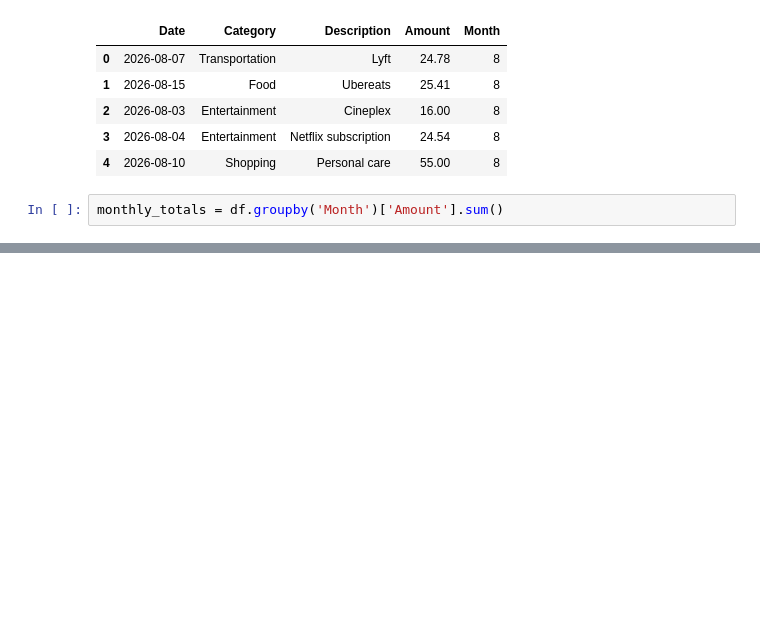
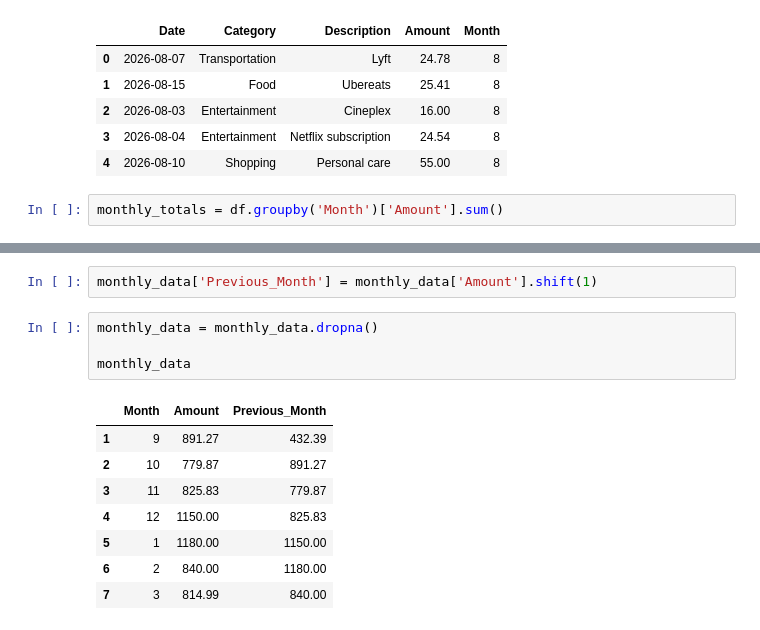
Before and after one commit to oakalonu-sudo/Student-Expense-Analyzer, a Jupyter notebook: expense_analyzer.ipynb, the cells around one changed output, grey strips where cells are left out. Saved outputs shown, nothing was run; the diff lists cells and outputs as text; blank space fills up the shorter version.

```diff
--- a/expense_analyzer.ipynb
+++ b/expense_analyzer.ipynb
@@ -244,0 +290,15 @@ ylim(*args, **kwargs) -> tuple[float, float]
+# %%
+monthly_data['Previous_Month'] = monthly_data['Amount'].shift(1)
+# %%
+monthly_data = monthly_data.dropna()
+
+monthly_data
+# %% [output]
+|  | Month | Amount | Previous_Month |
+| 1 | 9 | 891.27 | 432.39 |
+| 2 | 10 | 779.87 | 891.27 |
+| 3 | 11 | 825.83 | 779.87 |
+| 4 | 12 | 1150.00 | 825.83 |
+| 5 | 1 | 1180.00 | 1150.00 |
+| 6 | 2 | 840.00 | 1180.00 |
+| 7 | 3 | 814.99 | 840.00 |
```
Also changed, not shown: parts of 27 cells of this notebook, 1 other file.
